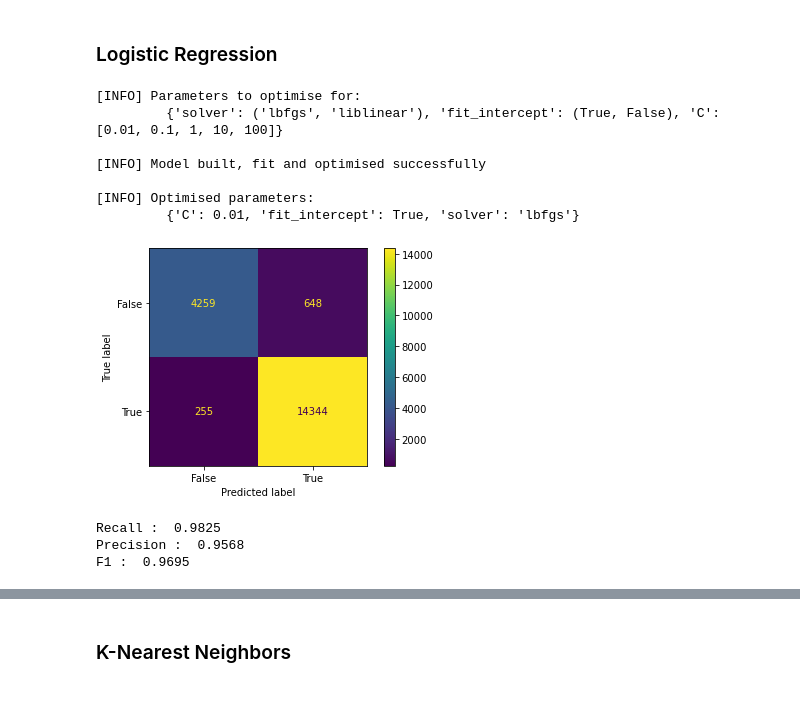
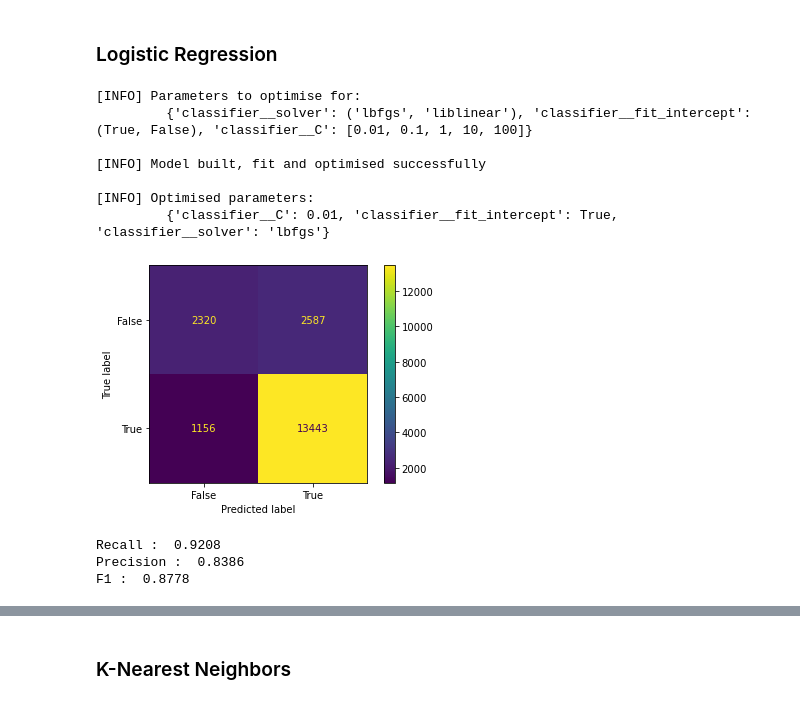
Before and after one commit to robwinter96/Starbucks-Capstone-Project, a Jupyter notebook: Starbucks_Capstone_notebook.ipynb, the cells around one changed output, grey strips where cells are left out. Cells and saved outputs as stored; diff of their text form; code cells hidden in the pictures.

```diff
--- a/Starbucks_Capstone_notebook.ipynb
+++ b/Starbucks_Capstone_notebook.ipynb
@@ -590,7 +590,7 @@ master_df.head()
 # Drop potentially unrequired columns (Edit this as required by reader)
 drop_master_df = master_df.drop(columns=['received_offer_count', 'offer completed',
                                  'offer received', 'time_offer_completed', 'time_offer_received',
-                                 'time_offer_viewed'])
+                                 'time_offer_viewed', 'transactions'])
 # %%
 # check the columns we have left
 list(drop_master_df.columns)
@@ -906,19 +914,19 @@ ranfor_test_score
 # %% [markdown]
 ### Logistic Regression
 # %%
-logreg_test_score, logreg_train_score, logreg_model, logreg_X_train, logreg_X_test, logreg_y_train, logreg_y_test, logreg_more_scores = workflow(drop_master_df,  mod = 'logreg', pred_col = 'offer viewed')
+logreg_test_score, logreg_train_score, logreg_model, logreg_X_train, logreg_X_test, logreg_y_train, logreg_y_test, logreg_more_scores = workflow(drop_master_df,  mod = 'logreg', pred_col = 'offer viewed', drop_cols=['received_offer_count', 'offer completed','offer received', 'time_offer_completed', 'time_offer_received','time_offer_viewed', 'transactions'])
 # %% [output]
 [INFO] Parameters to optimise for:
-         {'solver': ('lbfgs', 'liblinear'), 'fit_intercept': (True, False), 'C': [0.01, 0.1, 1, 10, 100]}
+         {'classifier__solver': ('lbfgs', 'liblinear'), 'classifier__fit_intercept': (True, False), 'classifier__C': [0.01, 0.1, 1, 10, 100]}
 
 [INFO] Model built, fit and optimised successfully
 
 [INFO] Optimised parameters:
-         {'C': 0.01, 'fit_intercept': True, 'solver': 'lbfgs'}
+         {'classifier__C': 0.01, 'classifier__fit_intercept': True, 'classifier__solver': 'lbfgs'}
-[figure, old version]
+[figure, new version]
-Recall :  0.9825
-Precision :  0.9568
-F1 :  0.9695
+Recall :  0.9208
+Precision :  0.8386
+F1 :  0.8778
 # %%
 # r2 train score
 logreg_train_score
```
Also changed, not shown: parts of 17 cells of this notebook, 1 other file.
